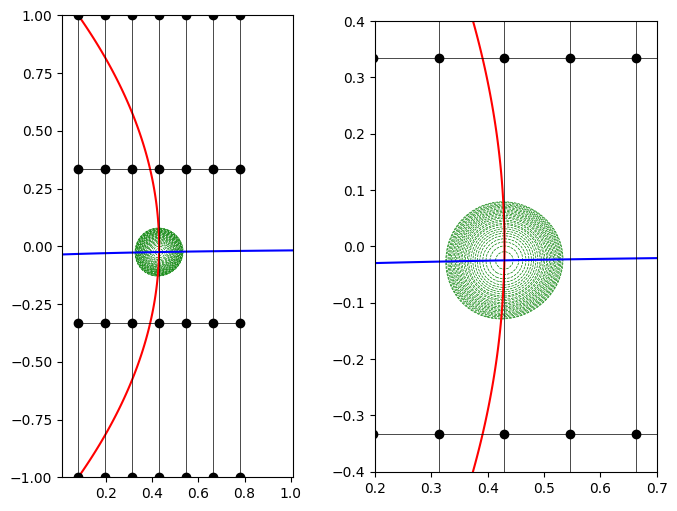
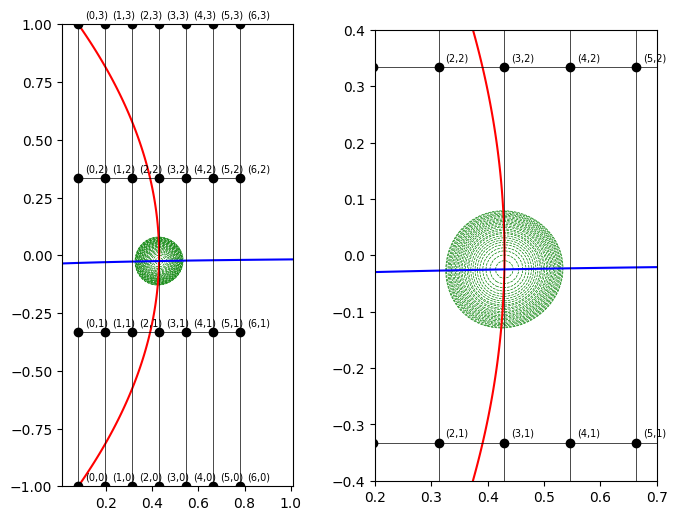
Unified diff of the notebook cell whose output changed from the first chart to the second:
--- before
+++ after
@@ -13,5 +13,5 @@
 n_test_r = 7
 n_test_z = 4
-test_r = np.linspace(expected_stationary_point_r-0.35, expected_stationary_point_r+0.35, n_test_r)
+test_r = np.linspace(expected_stationary_point_r - 0.35, expected_stationary_point_r + 0.35, n_test_r)
 test_z = np.linspace(-1.0, 1.0, n_test_z)
 test_grid_r, test_grid_z = np.meshgrid(test_r, test_z)
@@ -25,6 +25,6 @@
 for i in range(n_z):
     for j in range(n_r):
-        r_center = 0.43 - vertical_curvature * z[i]**2
-        psi[i, j] = -(r[j] - r_center)**2 - (z[i] + 25e-3)**2
+        r_center = 0.43 - vertical_curvature * z[i] ** 2
+        psi[i, j] = -((r[j] - r_center) ** 2) - (z[i] + 25e-3) ** 2
         d_psi_d_r[i, j] = -2.0 * (r[j] - r_center)
         d_psi_d_z[i, j] = -2.0 * (r[j] - r_center) * 2.0 * vertical_curvature * z[i] - 2.0 * (z[i] + 25e-3)
@@ -36,13 +36,16 @@
 
 for ax_local in ax:
-    ax_local.contour(r, z, psi, levels=top_10_psi, colors='green', linewidths=0.5)
-    ax_local.contour(r, z, d_psi_d_r, levels=[0.0], colors='red')
-    ax_local.contour(r, z, d_psi_d_z, levels=[0.0], colors='blue')
-    ax_local.plot(test_flat_r, test_flat_z, marker="o", linestyle='None', color='black')
+    ax_local.contour(r, z, psi, levels=top_10_psi, colors="green", linewidths=0.5)
+    ax_local.contour(r, z, d_psi_d_r, levels=[0.0], colors="red")
+    ax_local.contour(r, z, d_psi_d_z, levels=[0.0], colors="blue")
+    ax_local.plot(test_flat_r, test_flat_z, marker="o", linestyle="None", color="black")
     for i_r in range(n_test_r):
-        ax_local.plot(test_r[i_r] * np.ones(n_test_z), test_z, linestyle='-', color='black', linewidth=0.5)
+        ax_local.plot(test_r[i_r] * np.ones(n_test_z), test_z, linestyle="-", color="black", linewidth=0.5)
     for i_z in range(n_test_z):
-        ax_local.plot(test_r, test_z[i_z] * np.ones(n_test_r), linestyle='-', color='black', linewidth=0.5)
-    ax_local.set_aspect('equal')
+        ax_local.plot(test_r, test_z[i_z] * np.ones(n_test_r), linestyle="-", color="black", linewidth=0.5)
+    for i_z in range(n_test_z):
+        for i_r in range(n_test_r):
+            ax_local.annotate(f"({i_r},{i_z})", (test_r[i_r], test_z[i_z]), textcoords="offset points", xytext=(5, 5), fontsize=7)
+    ax_local.set_aspect("equal")
 
 # Zoom in on the right plot

Commit: wip